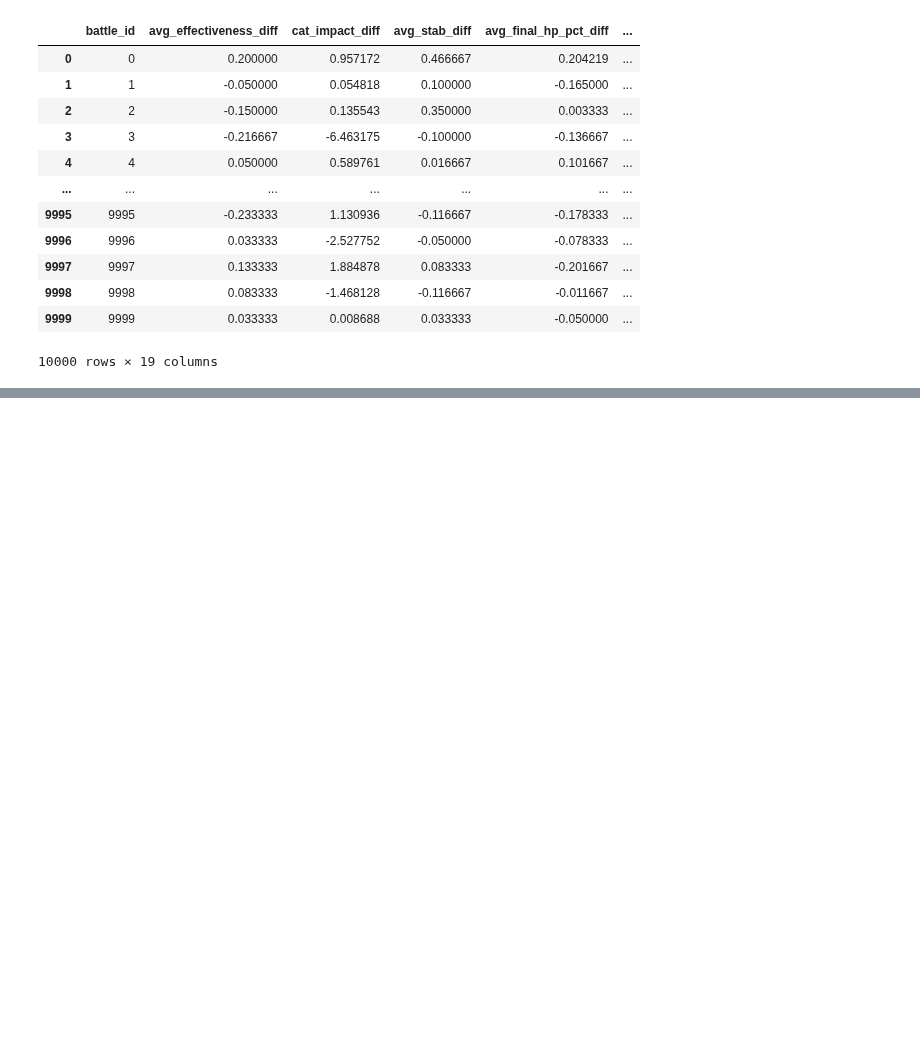
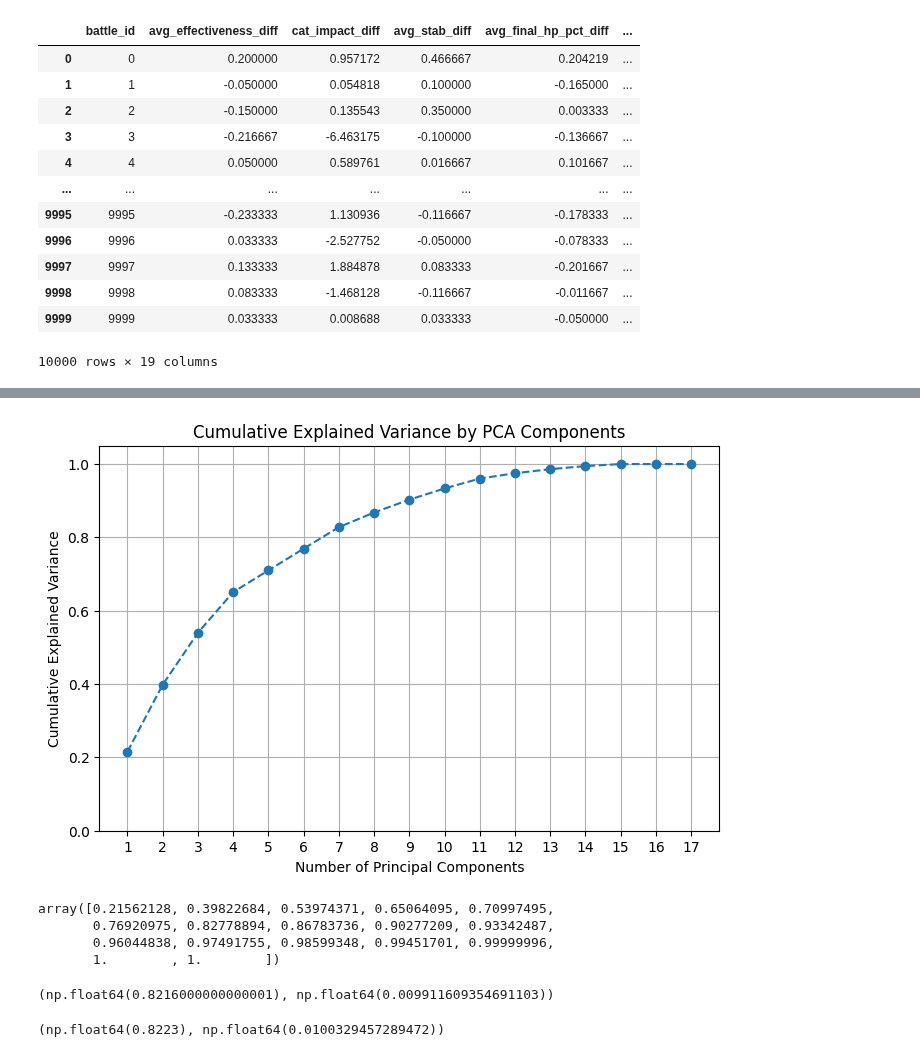
Before and after one commit to LeonardoSani/FDS_challenge, a Jupyter notebook: Notebook.ipynb, the cells around one changed output, grey strips where cells are left out. Drawn from its saved outputs; the diff is of its cells as text; code cells hidden in the pictures; blank space fills up the shorter version.

```diff
--- a/Notebook.ipynb
+++ b/Notebook.ipynb
@@ -320,0 +343,20 @@ final_table_test=generate_features(test_data, flag_test=True)
+# %%
+plot_pca_variance(X_train)
+# %% [output]
+[figure, added]
+array([0.21562128, 0.39822684, 0.53974371, 0.65064095, 0.70997495,
+       0.76920975, 0.82778894, 0.86783736, 0.90277209, 0.93342487,
+       0.96044838, 0.97491755, 0.98599348, 0.99451701, 0.99999996,
+       1.        , 1.        ])
+# %%
+pipeline = create_model_pipeline(n_components=11)
+
+evaluate_model(pipeline=pipeline, X_train=X_train, Y_train=Y_train)
+# %% [output]
+(np.float64(0.8216000000000001), np.float64(0.009911609354691103))
+# %%
+pipeline_NO_PCA = create_model_pipeline(n_components=17)
+
+evaluate_model(pipeline=pipeline_NO_PCA, X_train=X_train, Y_train=Y_train)
+# %% [output]
+(np.float64(0.8223), np.float64(0.0100329457289472))
```
Also changed, not shown: parts of 5 cells of this notebook, 4 other files.
